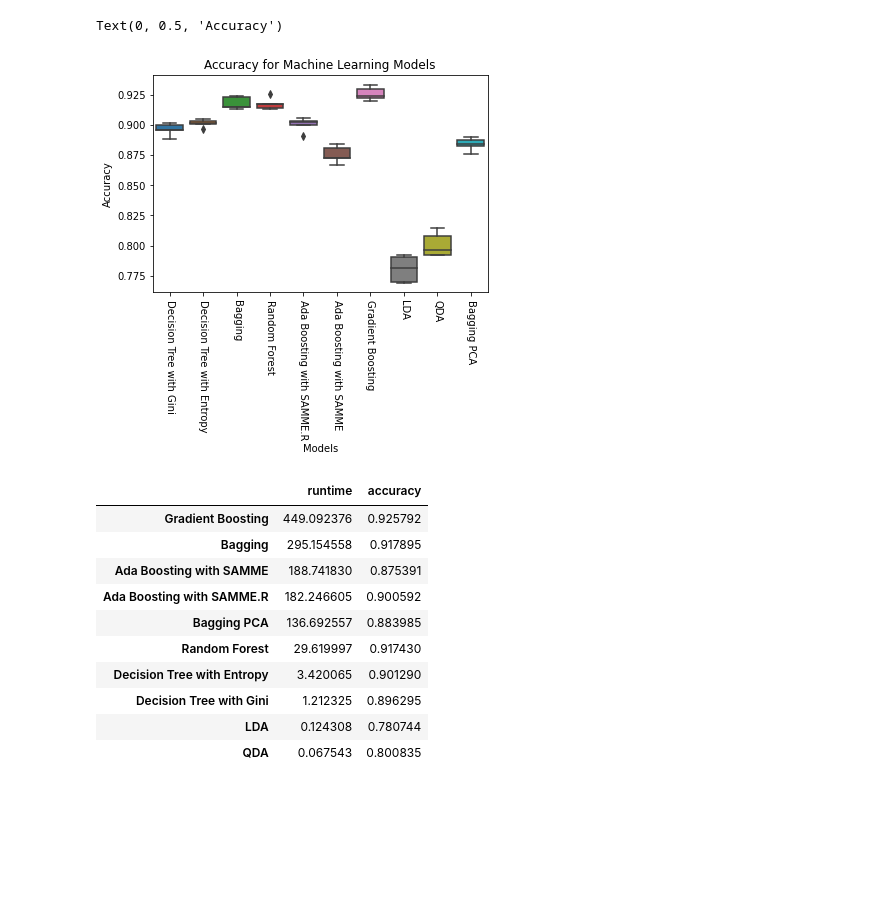
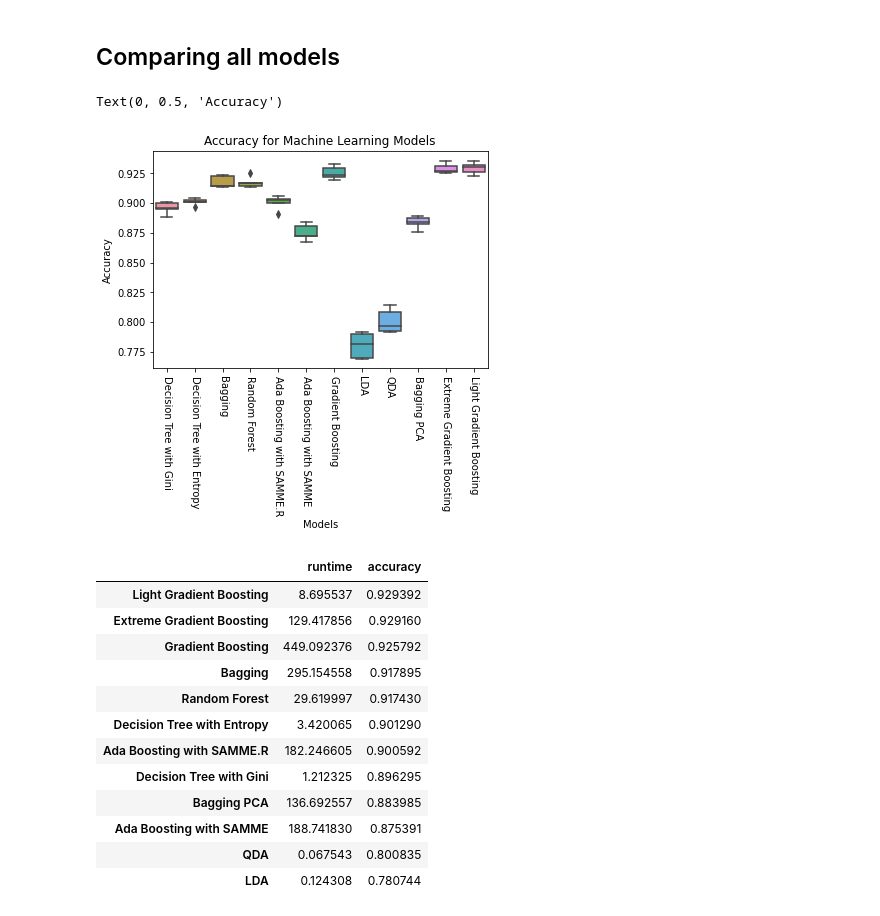
Before and after one commit to michael-suggs/earth-science-svsm, a Jupyter notebook: Classification Models/Model Comparisons.ipynb, the cells around one changed output. Drawn from its saved outputs; the diff is of its cells as text; code cells hidden in the pictures; blank space fills up the shorter version.

Commit message:
GB Model Comparisions

```diff
--- a/Classification Models/Model Comparisons.ipynb
+++ b/Classification Models/Model Comparisons.ipynb
@@ -3,6 +3,8 @@ import matplotlib.pyplot as plt
 import numpy as np
 import pandas as pd
 import seaborn as sns
+# %% [markdown]
+## Comparing all models
 # %%
 gini_scores = [0.90017411, 0.8960511,  0.89547038, 0.90127758, 0.88850174]
 entropy_scores = [0.89669182, 0.90301974, 0.90127758, 0.9047619,  0.90069686]
@@ -14,22 +16,23 @@ gradient_boosting_scores = [0.92977365, 0.93321719, 0.91986063, 0.92392567, 0.92
 lda_scores = [0.79048172, 0.77003484, 0.76945412, 0.79210221, 0.78164925]
 qda_scores = [0.81427742, 0.79268293, 0.79210221, 0.80836237, 0.79674797]
 bagging_pca = [0.8874056877539176, 0.8844367015098722, 0.875725900116144, 0.8826945412311266, 0.8896631823461092]
+xgboost_scores = [0.9355774811375508, 0.9314750290360047, 0.926829268292683, 0.9262485481997678, 0.9256678281068524]
+lgboost_scores = [0.9355774811375508, 0.9320557491289199, 0.9262485481997678, 0.9303135888501742, 0.9227642276422764]
 # %%
-scores = [gini_scores, entropy_scores, bagging_scores, random_forest_scores, ada_boost_sammer_scores, ada_boost_samme_scores, gradient_boosting_scores, lda_scores, qda_scores, bagging_pca]
-col = ["Decision Tree with Gini", "Decision Tree with Entropy", "Bagging", "Random Forest", "Ada Boosting with SAMME.R","Ada Boosting with SAMME" , "Gradient Boosting", "LDA", "QDA", "Bagging PCA"]
+scores = [gini_scores, entropy_scores, bagging_scores, random_forest_scores, ada_boost_sammer_scores, ada_boost_samme_scores, gradient_boosting_scores, lda_scores, qda_scores, bagging_pca, xgboost_scores, lgboost_scores]
+col = ["Decision Tree with Gini", "Decision Tree with Entropy", "Bagging", "Random Forest", "Ada Boosting with SAMME.R","Ada Boosting with SAMME" , "Gradient Boosting", "LDA", "QDA", "Bagging PCA", "Extreme Gradient Boosting", "Light Gradient Boosting"]
 df = pd.DataFrame(list(zip(gini_scores, entropy_scores, bagging_scores,
-                           random_forest_scores, ada_boost_sammer_scores, ada_boost_samme_scores, gradient_boosting_scores, lda_scores, qda_scores, bagging_pca)),columns = col)
+                           random_forest_scores, ada_boost_sammer_scores, ada_boost_samme_scores, gradient_boosting_scores, lda_scores, qda_scores, bagging_pca, xgboost_scores, lgboost_scores)),columns = col)
 res = sns.boxplot(data=df)
 plt.title("Accuracy for Machine Learning Models")
 plt.xticks(rotation=270)
 plt.xlabel("Models")
 plt.ylabel("Accuracy")
 # %% [output]
 Text(0, 0.5, 'Accuracy')
-[figure, old version]
+[figure, new version]
 # %%
-runtime = [1.212325299999975, 3.4200645000000804, 295.1545583000002, 29.61999680000008, 182.24660510000012, 188.74182999999994, 449.09237560000474, 0.1243082000000868, 0.06754339999997683, 136.6925569999985]
-col = ["Decision Tree with Gini", "Decision Tree with Entropy", "Bagging", "Random Forest", "Ada Boosting with SAMME.R","Ada Boosting with SAMME" , "Gradient Boosting", "LDA", "QDA", "Bagging PCA"]
+runtime = [1.212325299999975, 3.4200645000000804, 295.1545583000002, 29.61999680000008, 182.24660510000012, 188.74182999999994, 449.09237560000474, 0.1243082000000868, 0.06754339999997683, 136.6925569999985, 129.4178562000002, 8.695536700000048]
 
 scores_mean = []
 for score in scores:
@@ -39,16 +42,18 @@ scores_mean
 df = pd.DataFrame(runtime, columns=["runtime"], index=col)
 df1 = pd.DataFrame(scores_mean, columns=["accuracy"], index=col)
 df2 = pd.concat([df, df1], axis=1)
-df2.sort_values(by="runtime")[::-1]
+df2.sort_values(by="accuracy")[::-1]
 # %% [output]
 |  | runtime | accuracy |
+| Light Gradient Boosting | 8.695537 | 0.929392 |
+| Extreme Gradient Boosting | 129.417856 | 0.929160 |
 | Gradient Boosting | 449.092376 | 0.925792 |
 | Bagging | 295.154558 | 0.917895 |
-| Ada Boosting with SAMME | 188.741830 | 0.875391 |
-| Ada Boosting with SAMME.R | 182.246605 | 0.900592 |
-| Bagging PCA | 136.692557 | 0.883985 |
 | Random Forest | 29.619997 | 0.917430 |
 | Decision Tree with Entropy | 3.420065 | 0.901290 |
+| Ada Boosting with SAMME.R | 182.246605 | 0.900592 |
 | Decision Tree with Gini | 1.212325 | 0.896295 |
+| Bagging PCA | 136.692557 | 0.883985 |
+| Ada Boosting with SAMME | 188.741830 | 0.875391 |
+| QDA | 0.067543 | 0.800835 |
 | LDA | 0.124308 | 0.780744 |
-| QDA | 0.067543 | 0.800835 |
```
Also changed, not shown: parts of 9 cells of this notebook, 6 other files.
